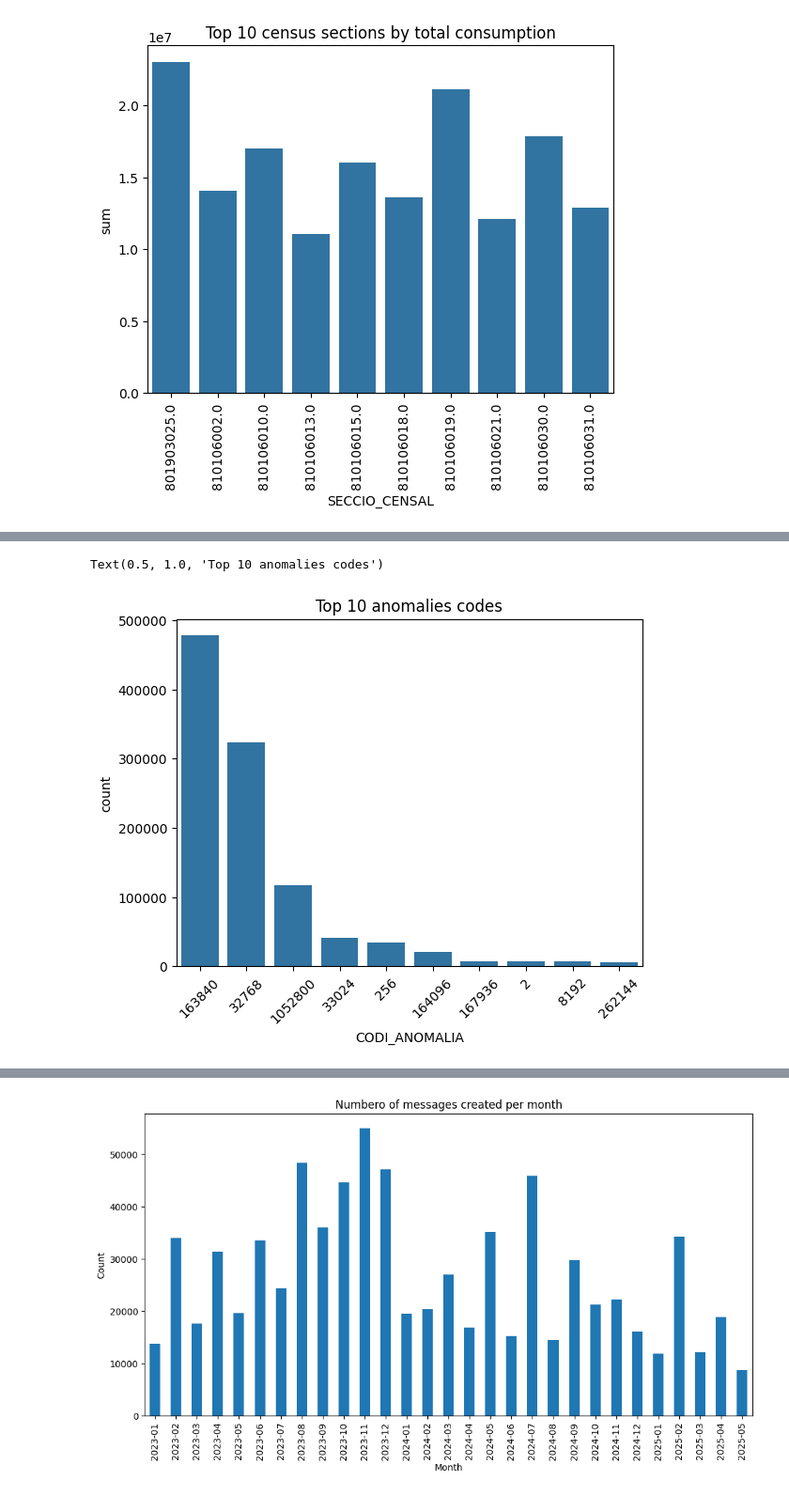
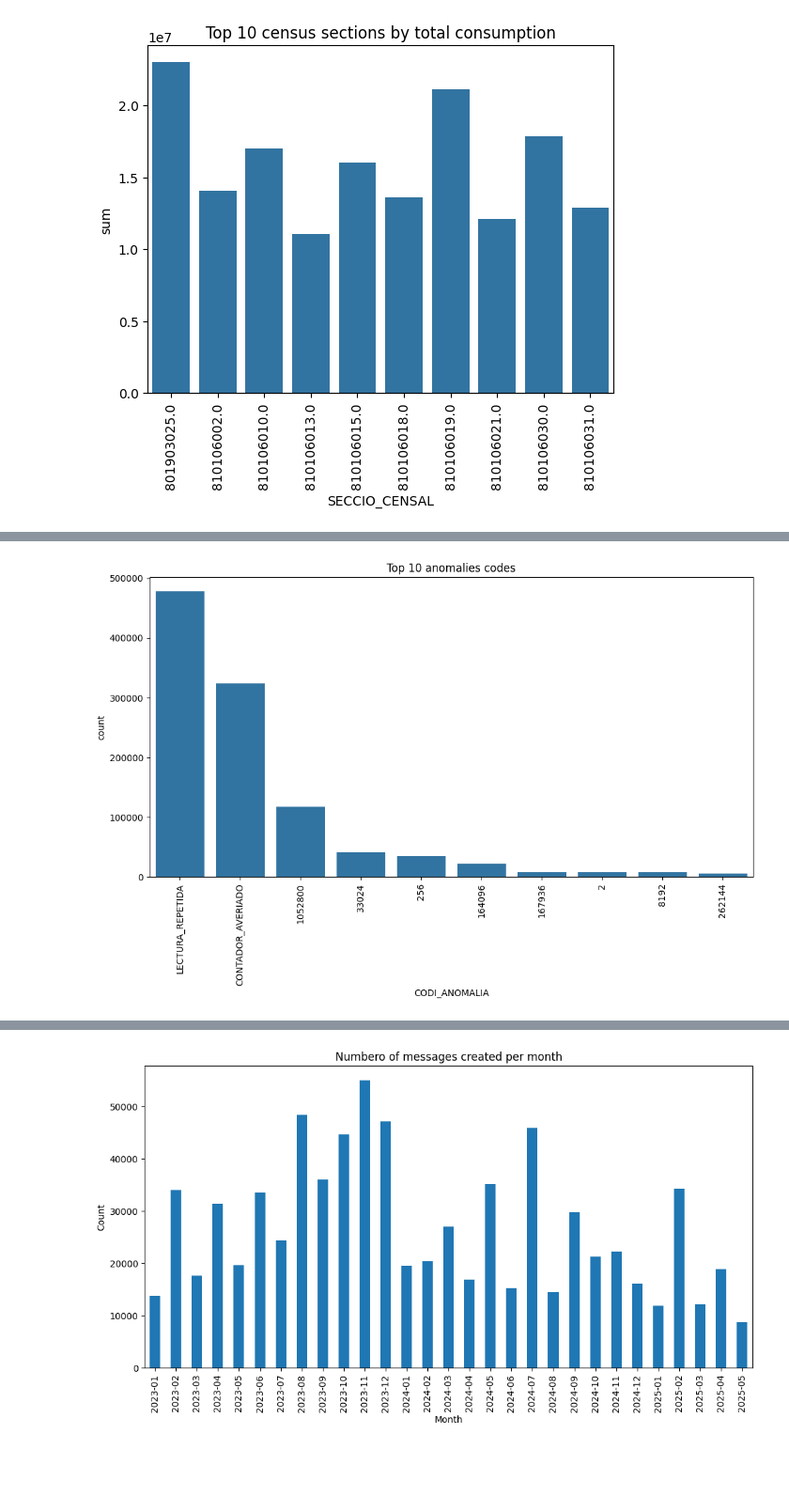
Before and after one commit to Melanynuria/When-water-speaks, a Jupyter notebook: notebooks/02_EDA.ipynb, the cells around one changed output, grey strips where cells are left out. Shown at 94% size. Drawn from its saved outputs; the diff is of its cells as text; code cells hidden in the pictures; blank space fills up the shorter version.

```diff
--- a/notebooks/02_EDA.ipynb
+++ b/notebooks/02_EDA.ipynb
@@ -23,8 +23,8 @@ Load data
 # %%
-fp_CTA = '../data/clean_sample_consum_total_agregat.parquet'
-fp_RCA = '../data/clean_sample_repte_consums_anomals.parquet'
-fp_FEC='../data/clean_sample_fuites_experiencia_client.parquet'
-fp_ICI='../data/clean_sample_incidencies_comptadors_intelligents.parquet'
+fp_CTA = '../data/final_clean_sample_consum_total_agregat.parquet'
+fp_RCA = '../data/final_clean_sample_repte_consums_anomals.parquet'
+fp_FEC='../data/final_clean_sample_fuites_experiencia_client.parquet'
+fp_ICI='../data/final_clean_sample_incidencies_comptadors_intelligents.parquet'
 
 from src.data_preprocessing import load_parquet_to_df
 df_CTA = load_parquet_to_df(fp_CTA)
@@ -187,9 +249,10 @@ dtype: float64
 # %%
+plt.figure(figsize=(12,6))
 sns.countplot(x='CODI_ANOMALIA',data=df_RCA,order=df_RCA['CODI_ANOMALIA'].value_counts().index[:10])
-plt.xticks(rotation=45)
+plt.xticks(rotation=90)
 plt.title("Top 10 anomalies codes")
+plt.show()
 # %% [output]
-Text(0.5, 1.0, 'Top 10 anomalies codes')
-[figure, old version]
+[figure, new version]
 # %%
 df_RCA['DIAS_TARDADOS']= (df_RCA['END_DATE']-df_RCA['START_DATE']).dt.days
```
Also changed, not shown: parts of 44 cells of this notebook, 1 other file.
